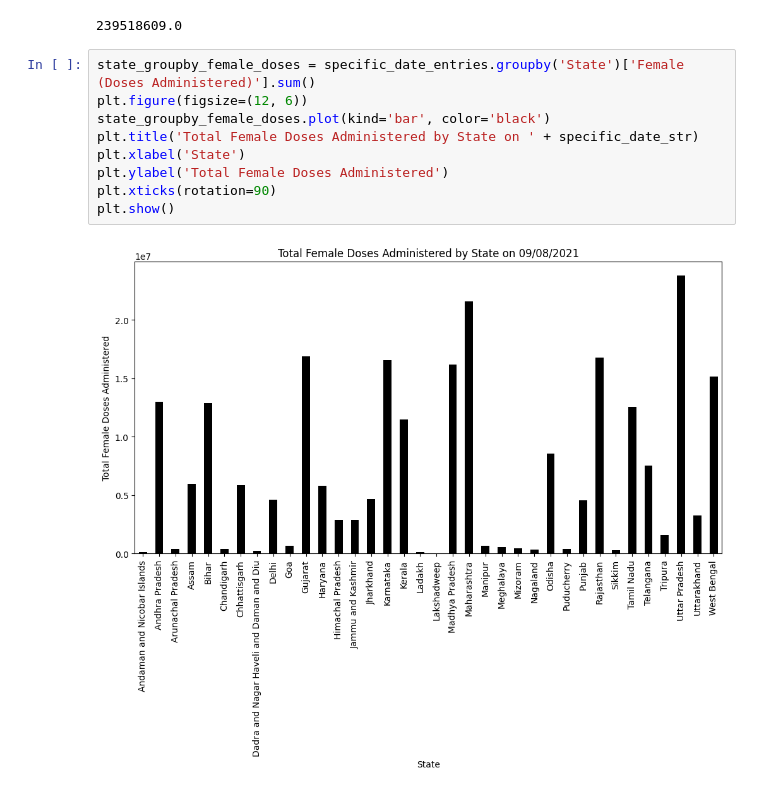
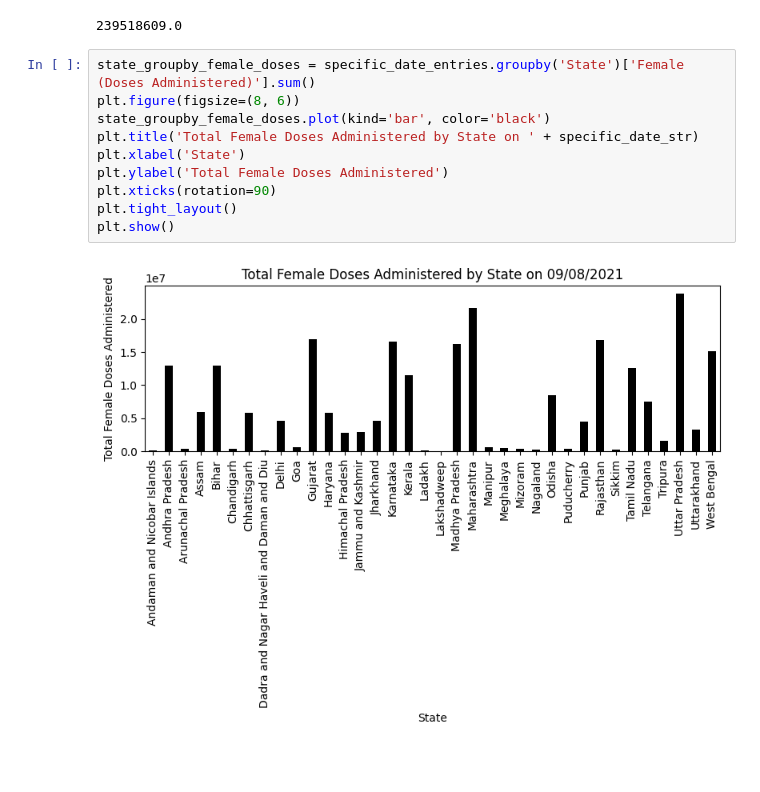
Before and after one commit to sahil3241/Covid-Analysis, a Jupyter notebook: a4.ipynb, the cells around one changed output. Drawn from its saved outputs; the diff is of its cells as text; blank space fills up the shorter version.

```diff
--- a/a4.ipynb
+++ b/a4.ipynb
@@ -155,15 +156,16 @@ print(total_female_doses_on_specific_date)
 239518609.0
 # %%
 state_groupby_female_doses = specific_date_entries.groupby('State')['Female (Doses Administered)'].sum()
-plt.figure(figsize=(12, 6))
+plt.figure(figsize=(8, 6))
 state_groupby_female_doses.plot(kind='bar', color='black')
 plt.title('Total Female Doses Administered by State on ' + specific_date_str)
 plt.xlabel('State')
 plt.ylabel('Total Female Doses Administered')
 plt.xticks(rotation=90)
+plt.tight_layout()
 plt.show()
 # %% [output]
-[figure, old version]
+[figure, new version]
 # %%
 !jupyter nbconvert --to html a4.ipynb
 # %% [output]
```
Also changed, not shown: parts of 5 cells of this notebook, 2 other files.
